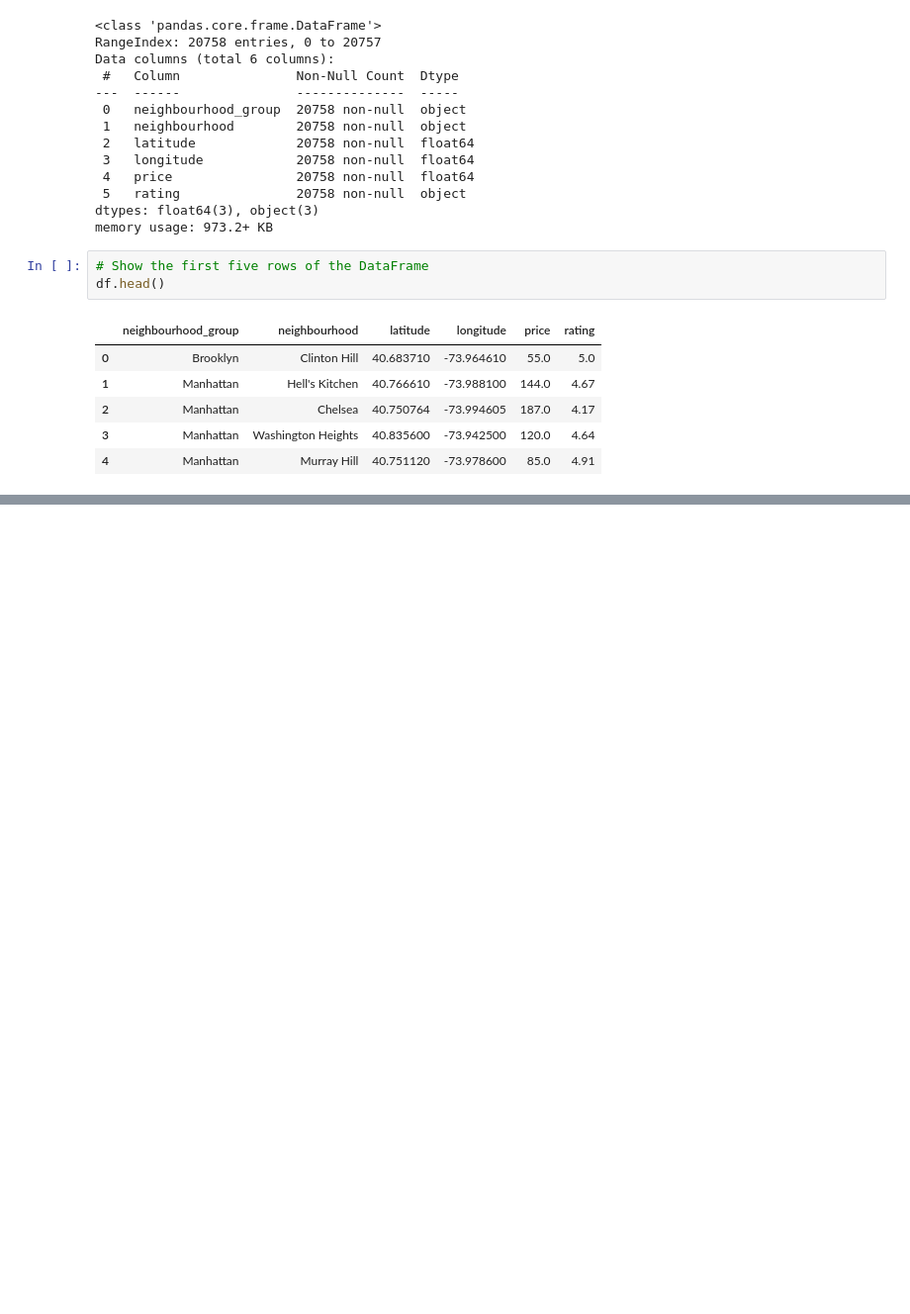
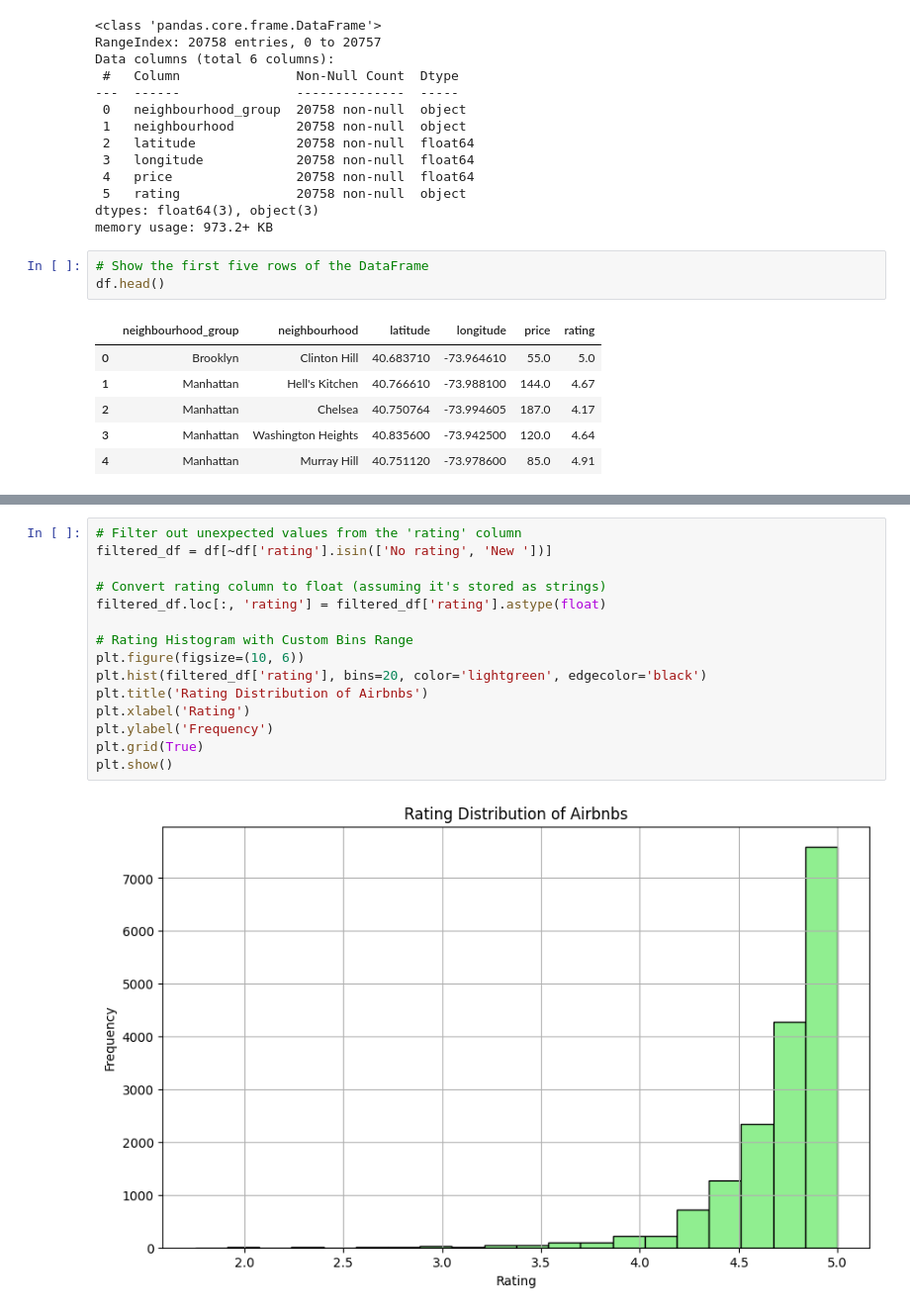
Before and after one commit to jessedanoesastro/gevpro-finalproject, a Jupyter notebook: gevpro_datascience.ipynb, the cells around one changed output, grey strips where cells are left out. Shown at 99% size. Drawn from its saved outputs; the diff is of its cells as text; blank space fills up the shorter version.

```diff
--- a/gevpro_datascience.ipynb
+++ b/gevpro_datascience.ipynb
@@ -91,0 +138,17 @@ df.head()
+# %%
+# Filter out unexpected values from the 'rating' column
+filtered_df = df[~df['rating'].isin(['No rating', 'New '])]
+
+# Convert rating column to float (assuming it's stored as strings)
+filtered_df.loc[:, 'rating'] = filtered_df['rating'].astype(float)
+
+# Rating Histogram with Custom Bins Range
+plt.figure(figsize=(10, 6))
+plt.hist(filtered_df['rating'], bins=20, color='lightgreen', edgecolor='black')
+plt.title('Rating Distribution of Airbnbs')
+plt.xlabel('Rating')
+plt.ylabel('Frequency')
+plt.grid(True)
+plt.show()
+# %% [output]
+[figure, added]
```
Also changed, not shown: parts of 5 cells of this notebook.
